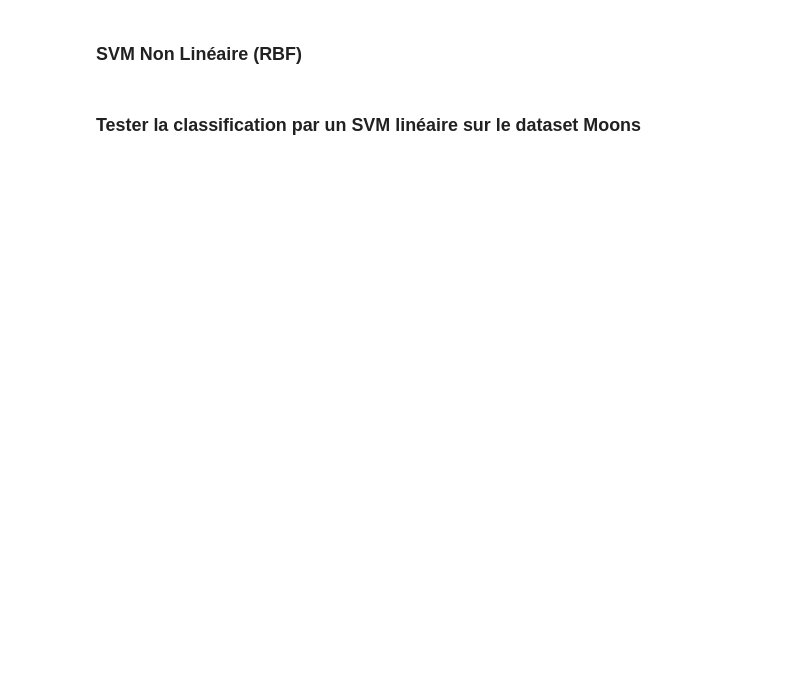
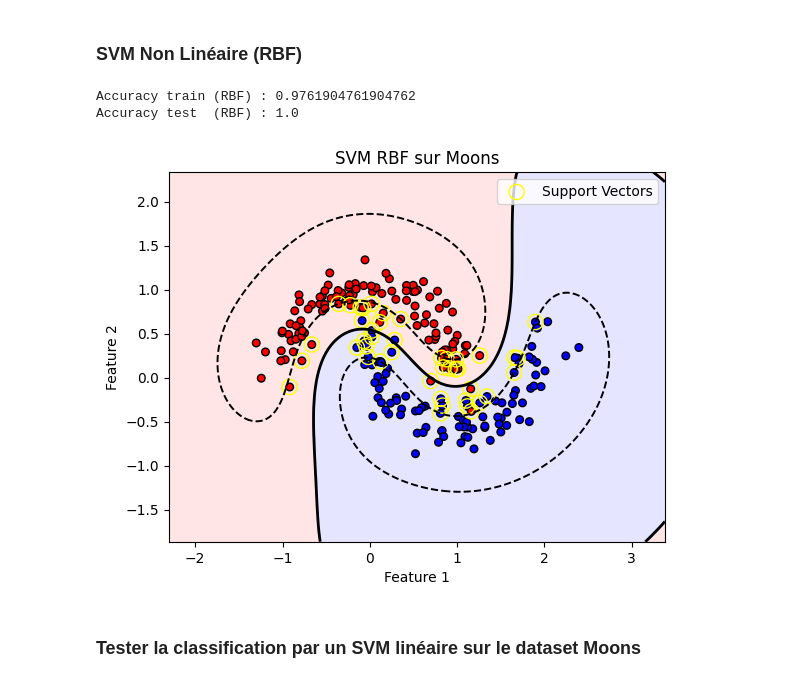
Before and after one commit to dalil2005/CSE-4-S1-TD-TP, a Jupyter notebook: machine learning/lab_svm.ipynb, the cells around one changed output. Cells and saved outputs as stored; diff of their text form; code cells hidden in the pictures; blank space fills up the shorter version.

```diff
--- a/machine learning/lab_svm.ipynb
+++ b/machine learning/lab_svm.ipynb
@@ -114,10 +130,22 @@ plt.show()
 # %%
 # TODO : entraîner un SVM non linéaire avec kernel RBF
 model_rbf = SVC(kernel='rbf', gamma='scale')
+X_moons_train, X_moons_test, y_moons_train, y_moons_test = train_test_split(
+    X_moons, y_moons, test_size=0.3, random_state=0
+)
+model_rbf.fit(X_moons_train, y_moons_train)
+print("Accuracy train (RBF) :", model_rbf.score(X_moons_train, y_moons_train))
+print("Accuracy test  (RBF) :", model_rbf.score(X_moons_test, y_moons_test))
+plot_decision_boundary_with_margins(model_rbf, X_moons_train, y_moons_train,
+title="SVM RBF sur Moons")
 
 # TODO : fit model
 # TODO : afficher accuracy
 # TODO : afficher frontière de décision
+# %% [output]
+Accuracy train (RBF) : 0.9761904761904762
+Accuracy test  (RBF) : 1.0
+[figure, added]
 # %% [markdown]
 ### Tester la classification par un SVM linéaire sur le dataset Moons
 # %%
```
Also changed, not shown: parts of 3 cells of this notebook, 4 other files.
